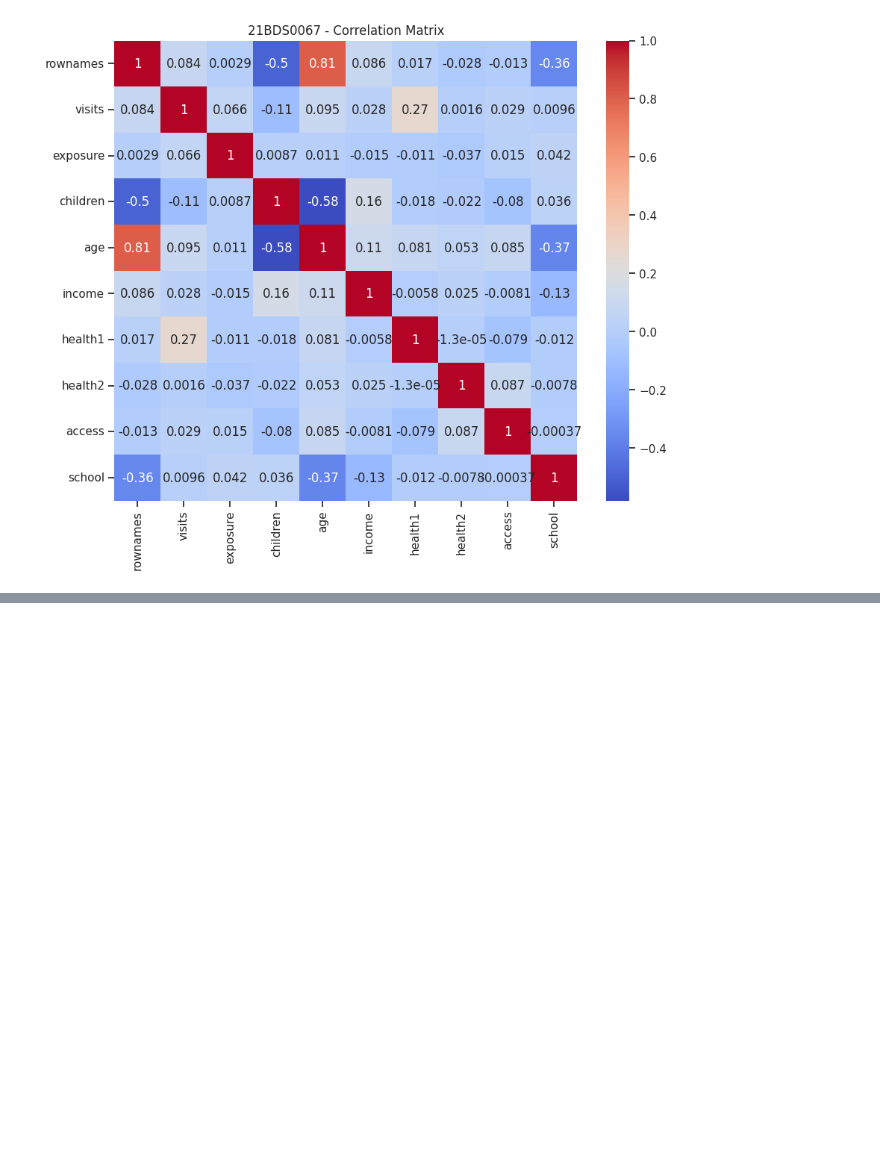
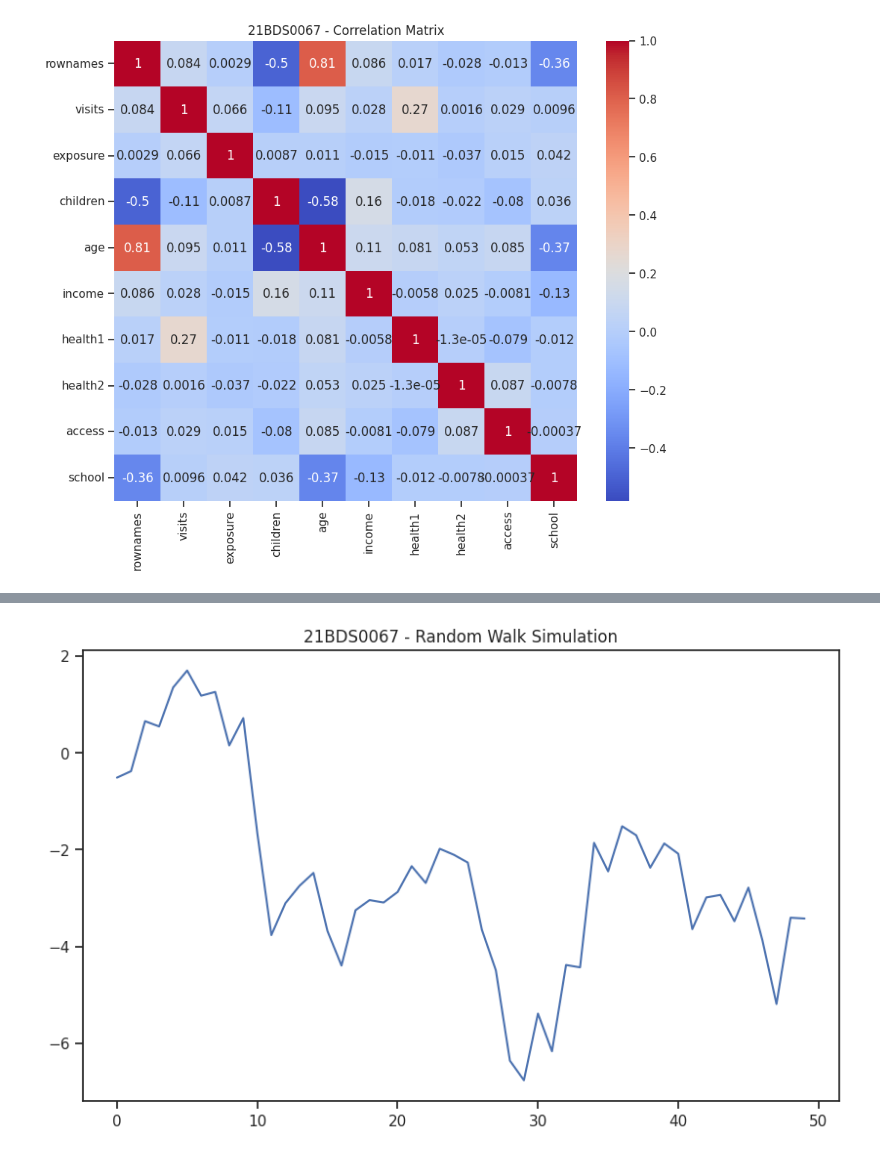
Before and after one commit to JananeeShri27/EDA-THEORY, a Jupyter notebook: Untitled0.ipynb, the cells around one changed output, grey strips where cells are left out. Cells and saved outputs as stored; diff of their text form; code cells hidden in the pictures; blank space fills up the shorter version.

```diff
--- a/Untitled0.ipynb
+++ b/Untitled0.ipynb
@@ -395,0 +420,11 @@ plt.show()
+# %%
+import numpy as np
+
+random_walk = np.cumsum(np.random.normal(0, 1, 50))
+
+plt.figure(figsize=(10, 6))
+sns.lineplot(data=random_walk)
+plt.title('21BDS0067 - Random Walk Simulation')
+plt.show()
+# %% [output]
+[figure, added]
```
Also changed, not shown: parts of 5 cells of this notebook.
